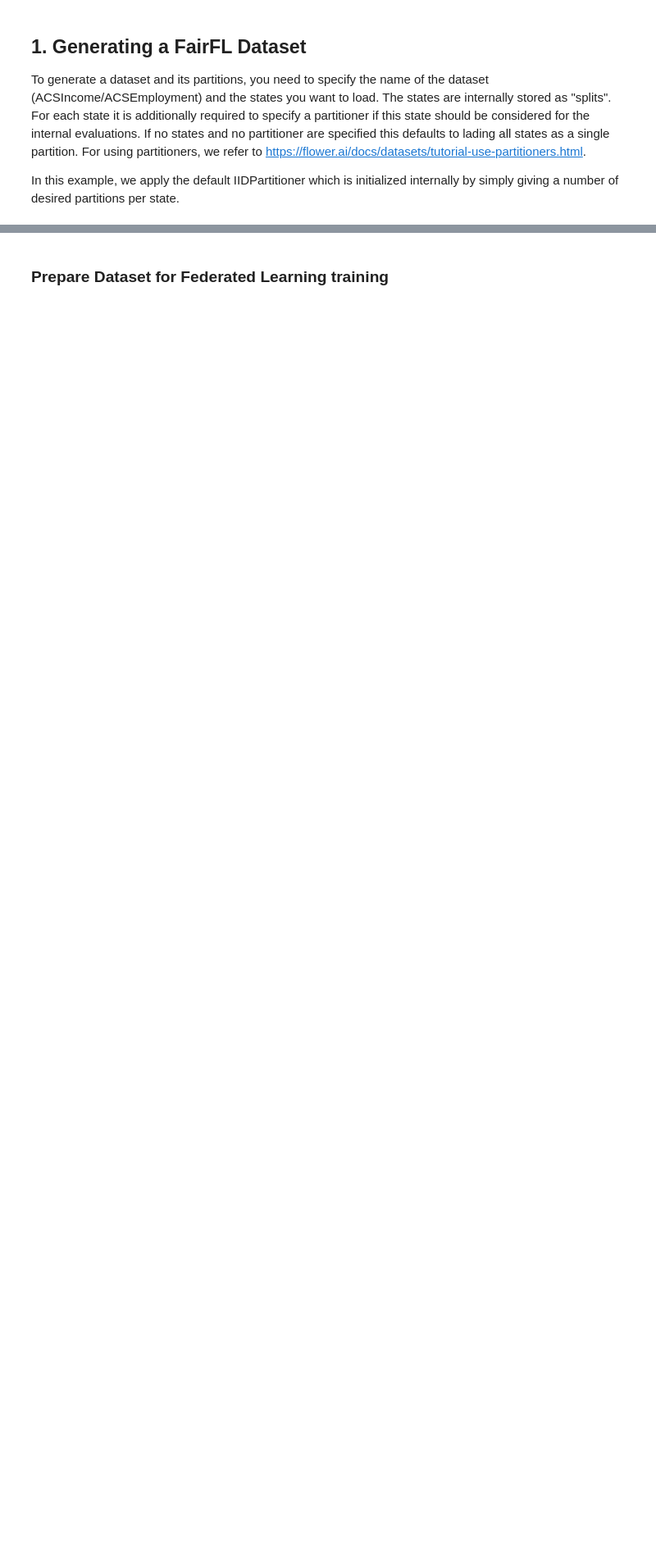
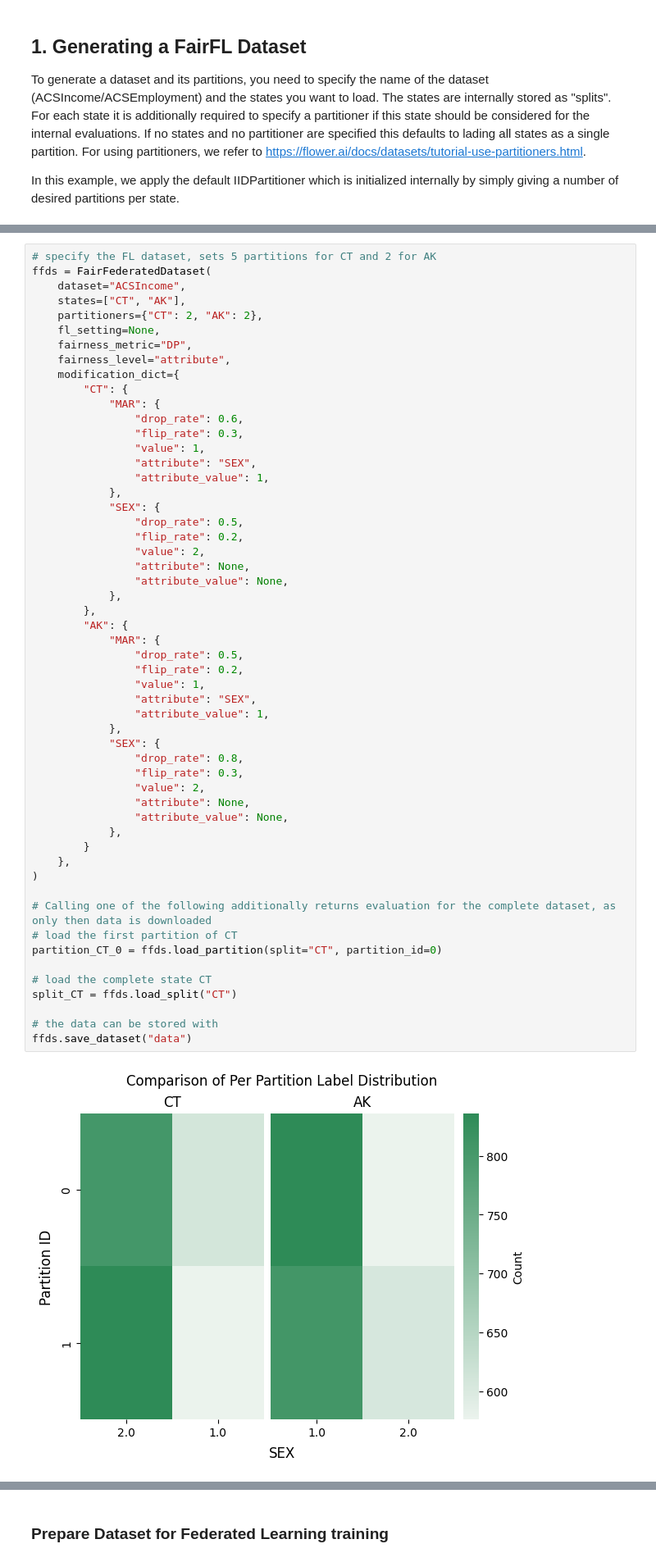
Before and after one commit to xheilmann/FeDa4Fair, a Jupyter notebook: src/fairfl_data/example.ipynb, the cells around one changed output, grey strips where cells are left out. Shown: that part at 82% size. Cells and saved outputs as stored; diff of their text form; blank space fills up the shorter version.

Commit message:
✨ Added an example to create a modified dataset and the training of local models

```diff
--- a/src/fairfl_data/example.ipynb
+++ b/src/fairfl_data/example.ipynb
@@ -39,0 +47,56 @@ ffds.save_dataset("data")
+# %%
+# specify the FL dataset, sets 5 partitions for CT and 2 for AK
+ffds = FairFederatedDataset(
+    dataset="ACSIncome",
+    states=["CT", "AK"],
+    partitioners={"CT": 2, "AK": 2},
+    fl_setting=None,
+    fairness_metric="DP",
+    fairness_level="attribute",
+    modification_dict={
+        "CT": {
+            "MAR": {
+                "drop_rate": 0.6,
+                "flip_rate": 0.3,
+                "value": 1,
+                "attribute": "SEX",
+                "attribute_value": 1,
+            },
+            "SEX": {
+                "drop_rate": 0.5,
+                "flip_rate": 0.2,
+                "value": 2,
+                "attribute": None,
+                "attribute_value": None,
+            },
+        },
+        "AK": {
+            "MAR": {
+                "drop_rate": 0.5,
+                "flip_rate": 0.2,
+                "value": 1,
+                "attribute": "SEX",
+                "attribute_value": 1,
+            },
+            "SEX": {
+                "drop_rate": 0.8,
+                "flip_rate": 0.3,
+                "value": 2,
+                "attribute": None,
+                "attribute_value": None,
+            },
+        }
+    },
+)
+
+# Calling one of the following additionally returns evaluation for the complete dataset, as only then data is downloaded
+# load the first partition of CT
+partition_CT_0 = ffds.load_partition(split="CT", partition_id=0)
+
+# load the complete state CT
+split_CT = ffds.load_split("CT")
+
+# the data can be stored with
+ffds.save_dataset("data")
+# %% [output]
+[figure, added]
```
Also changed, not shown: parts of 11 cells of this notebook.
